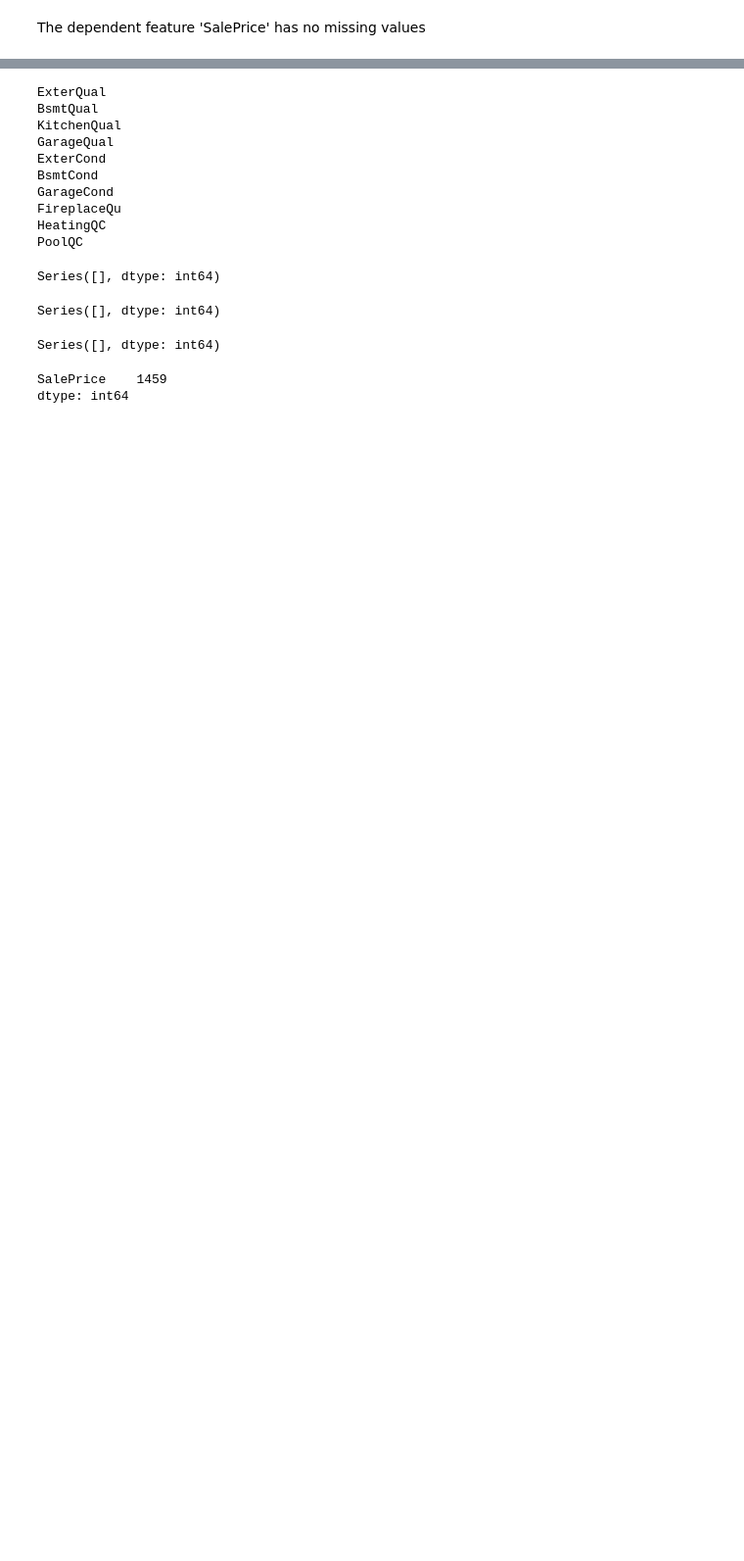
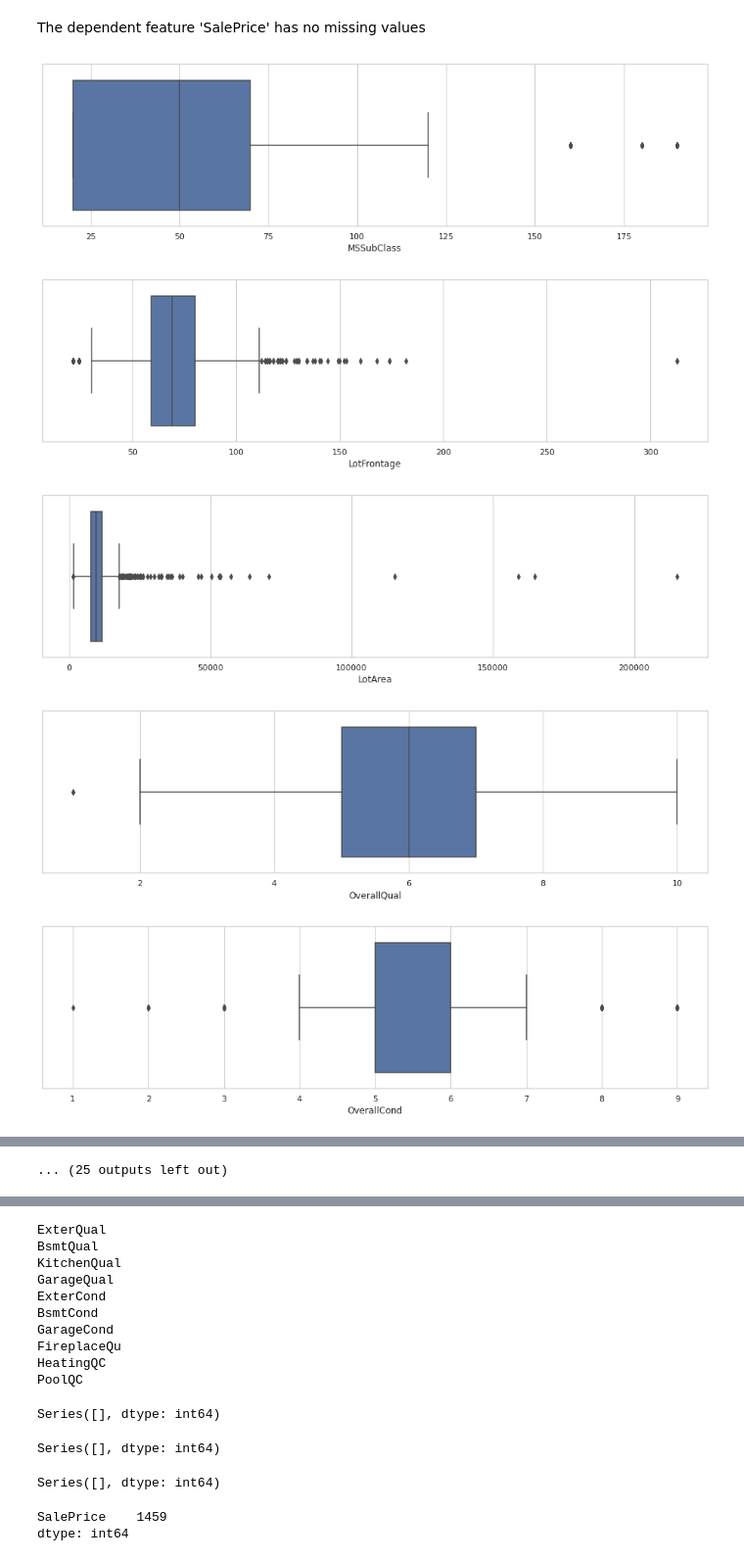
Before and after one commit to ParisRohan/Kaggle_DataScience_Projects, a Jupyter notebook: rohan-house-price-prediction.ipynb, the cells around one changed output, grey strips where cells are left out. Shown at 98% size. Saved outputs shown, nothing was run; the diff lists cells and outputs as text; code cells hidden in the pictures; blank space fills up the shorter version.

```diff
--- a/rohan-house-price-prediction.ipynb
+++ b/rohan-house-price-prediction.ipynb
@@ -94,2 +105,16 @@ dtype: int64
 # %% [markdown]
 The dependent feature 'SalePrice' has no missing values
+# %%
+# find outliers for all the numerical dataset (before handling missing values)
+numerical_df = df_train.select_dtypes(exclude=['object'])
+numerical_df = numerical_df.drop(["Id"], axis=1)
+for column in numerical_df:
+    plt.figure(figsize=(16, 4))
+    sns.set_theme(style="whitegrid")
+    sns.boxplot(numerical_df[column])
+# %% [output]
+[figure, added]
+[figure, added]
+[figure, added]
+[figure, added]
+[figure, added]
@@ -95,0 +128 @@ The dependent feature 'SalePrice' has no missing values
+... (25 outputs left out)
```
Also changed, not shown: parts of 50 cells of this notebook.
